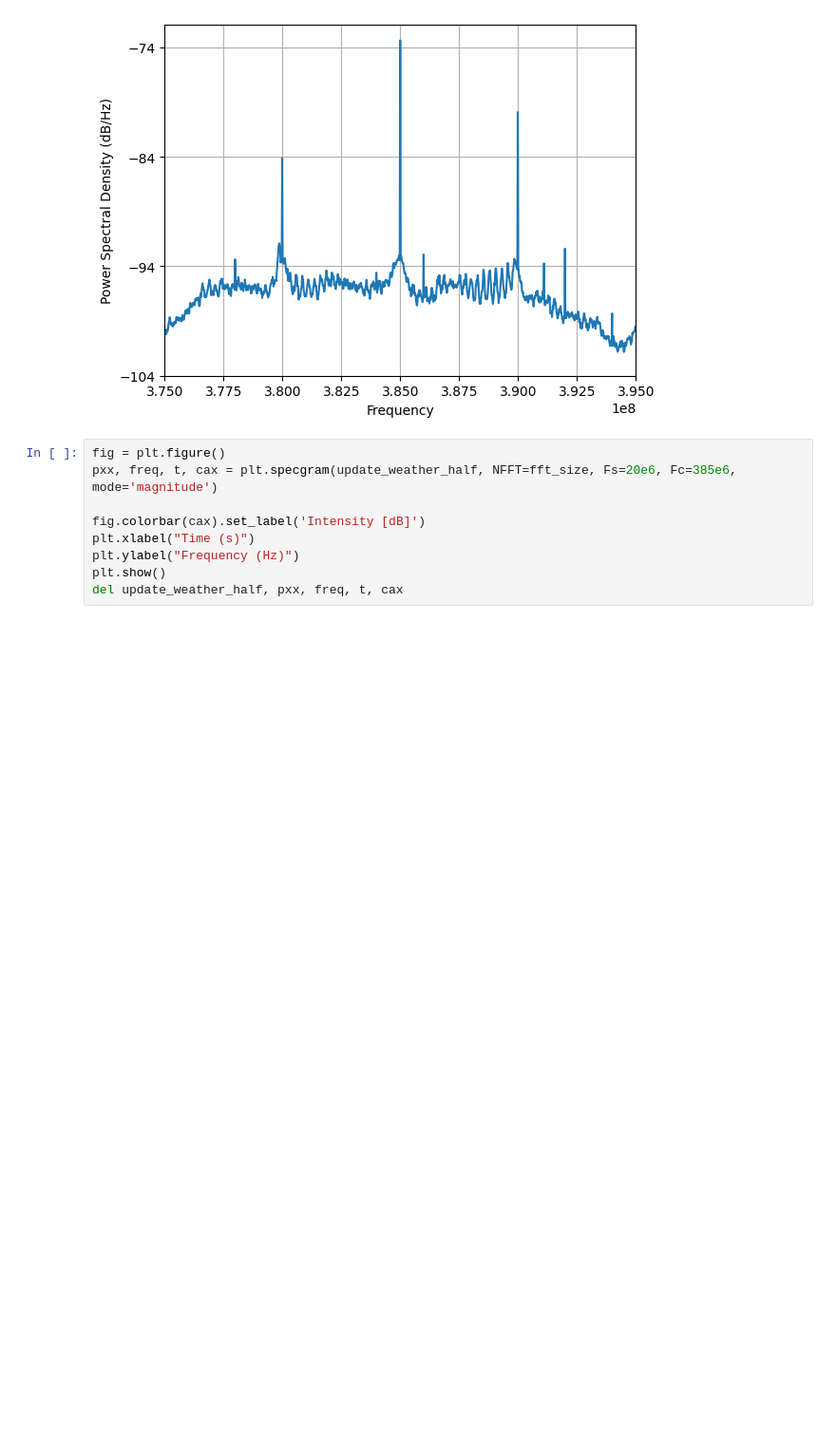
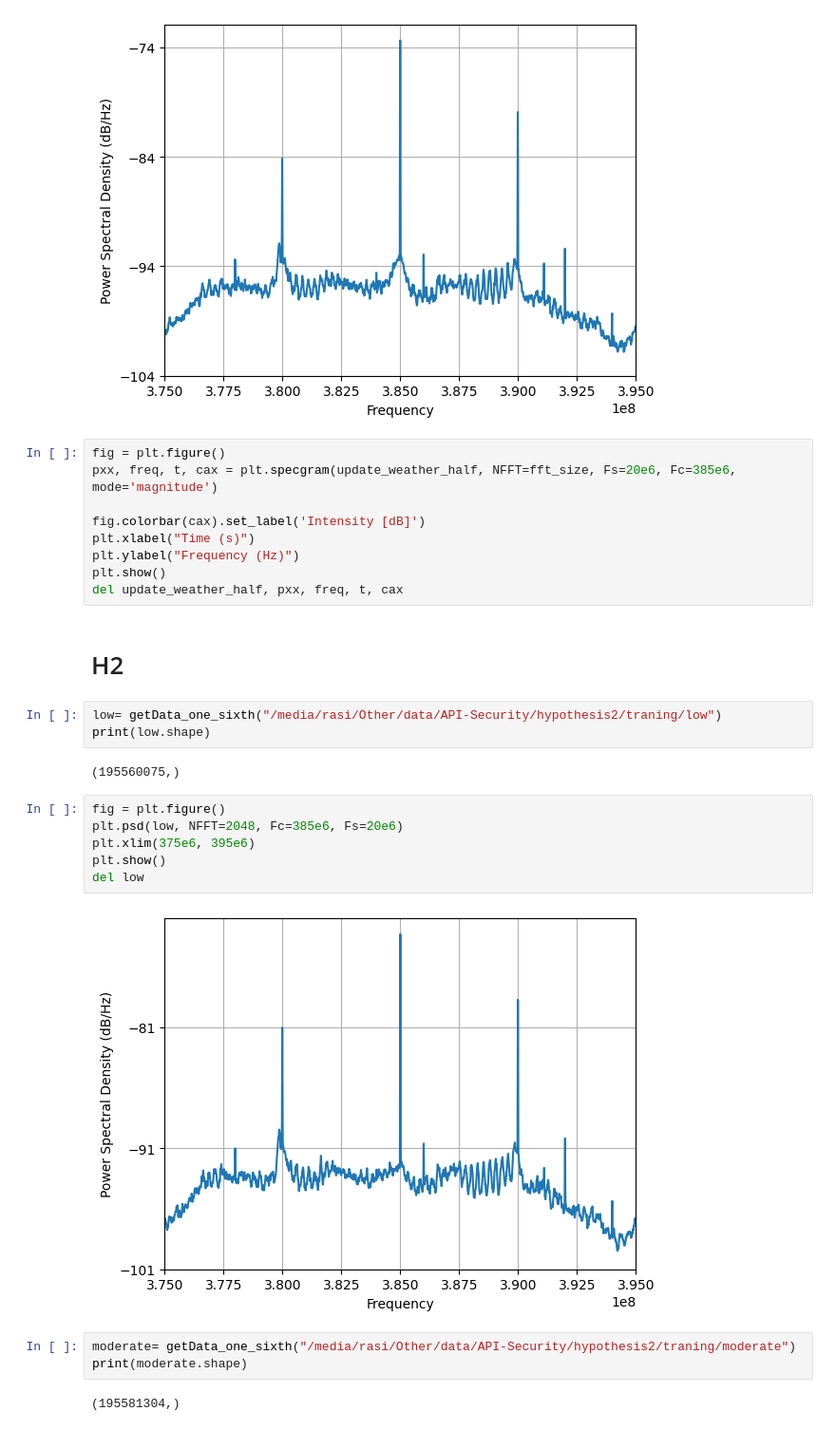
Before and after one commit to Rasika666/master_reseach, a Jupyter notebook: analysis/h1/representations/data_representation.ipynb, the cells around one changed output. Shown at 95% size. Saved outputs shown, nothing was run; the diff lists cells and outputs as text; blank space fills up the shorter version.

```diff
--- a/analysis/h1/representations/data_representation.ipynb
+++ b/analysis/h1/representations/data_representation.ipynb
@@ -213,3 +213,23 @@ plt.xlabel("Time (s)")
 plt.ylabel("Frequency (Hz)")
 plt.show()
 del update_weather_half, pxx, freq, t, cax
+# %% [markdown]
+# H2
+# %%
+low= getData_one_sixth("/media/rasi/Other/data/API-Security/hypothesis2/traning/low")
+print(low.shape)
+# %% [output]
+(195560075,)
+# %%
+fig = plt.figure()
+plt.psd(low, NFFT=2048, Fc=385e6, Fs=20e6)
+plt.xlim(375e6, 395e6)
+plt.show()
+del low
+# %% [output]
+[figure, added]
+# %%
+moderate= getData_one_sixth("/media/rasi/Other/data/API-Security/hypothesis2/traning/moderate")
+print(moderate.shape)
+# %% [output]
+(195581304,)
```
Also changed, not shown: parts of 3 cells of this notebook, 1 other file.
